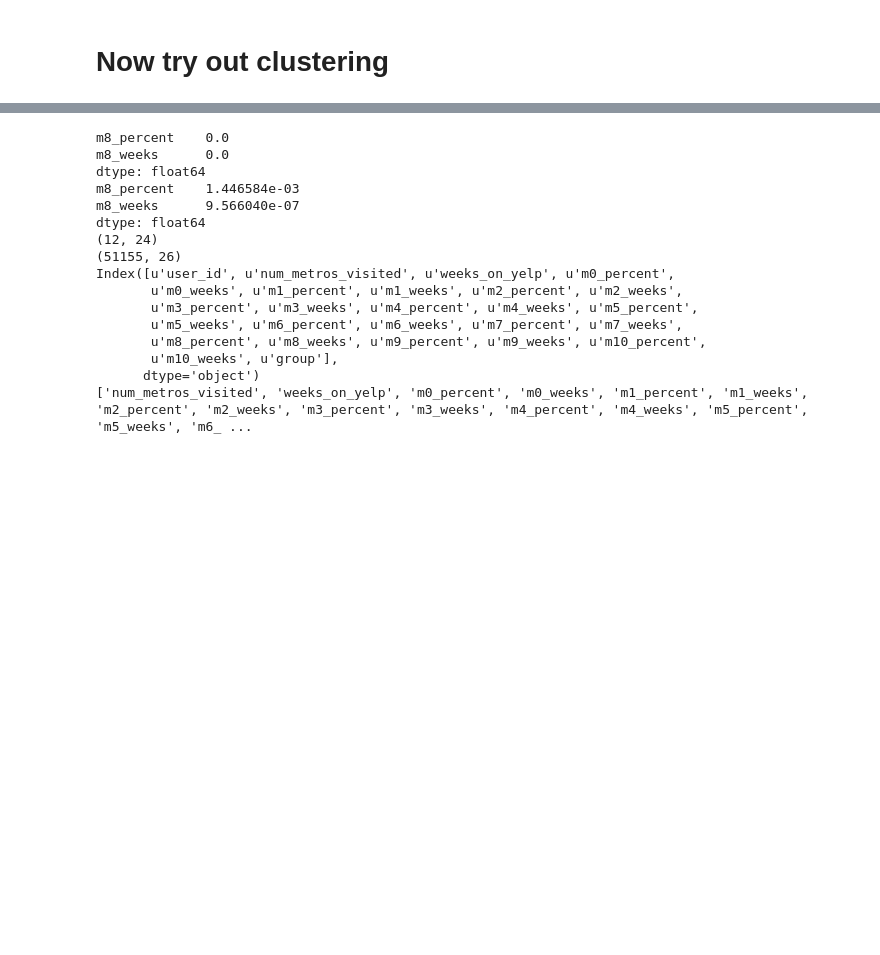
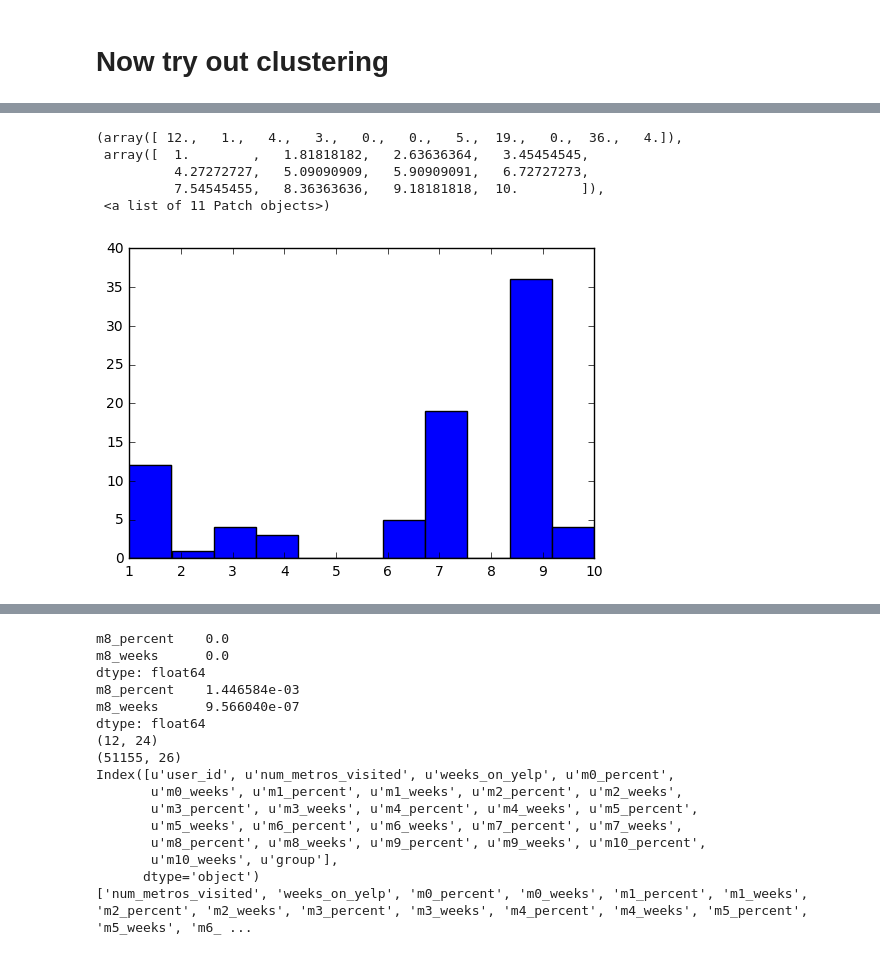
Before and after one commit to adgilbert/collaborative-filtering, a Jupyter notebook: GetFeatures.ipynb, the cells around one changed output, grey strips where cells are left out. Cells and saved outputs as stored; diff of their text form; code cells hidden in the pictures; blank space fills up the shorter version.

```diff
--- a/GetFeatures.ipynb
+++ b/GetFeatures.ipynb
@@ -411,2 +496,11 @@ plt.hist(user_res['cluster_dist'], 'auto')
+# %%
+plt.hist(user_res.loc[user_res.cluster_dist > .25, 'group'], 11)
+# %% [output]
+(array([ 12.,   1.,   4.,   3.,   0.,   0.,   5.,  19.,   0.,  36.,   4.]),
+ array([  1.        ,   1.81818182,   2.63636364,   3.45454545,
+          4.27272727,   5.09090909,   5.90909091,   6.72727273,
+          7.54545455,   8.36363636,   9.18181818,  10.        ]),
+ <a list of 11 Patch objects>)
+[figure, added]
 # %%
 
```
Also changed, not shown: parts of 16 cells of this notebook, 1 other file.
